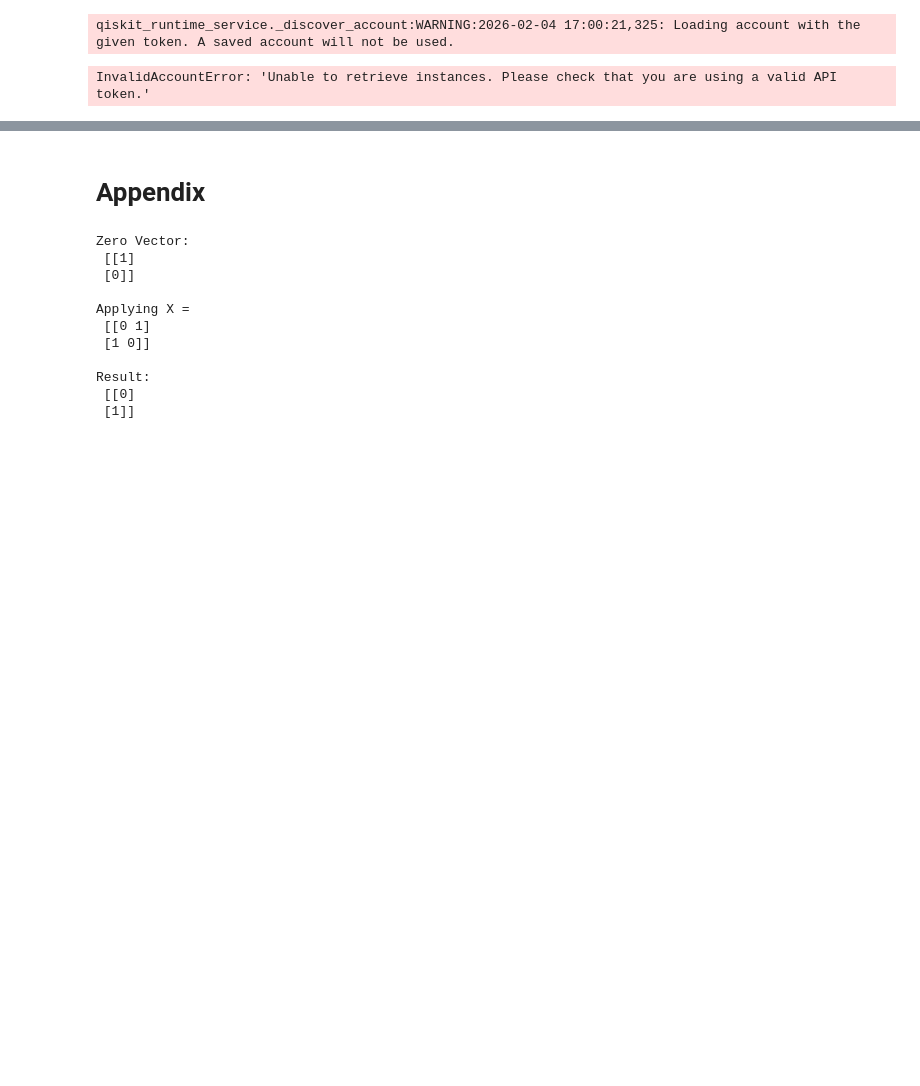
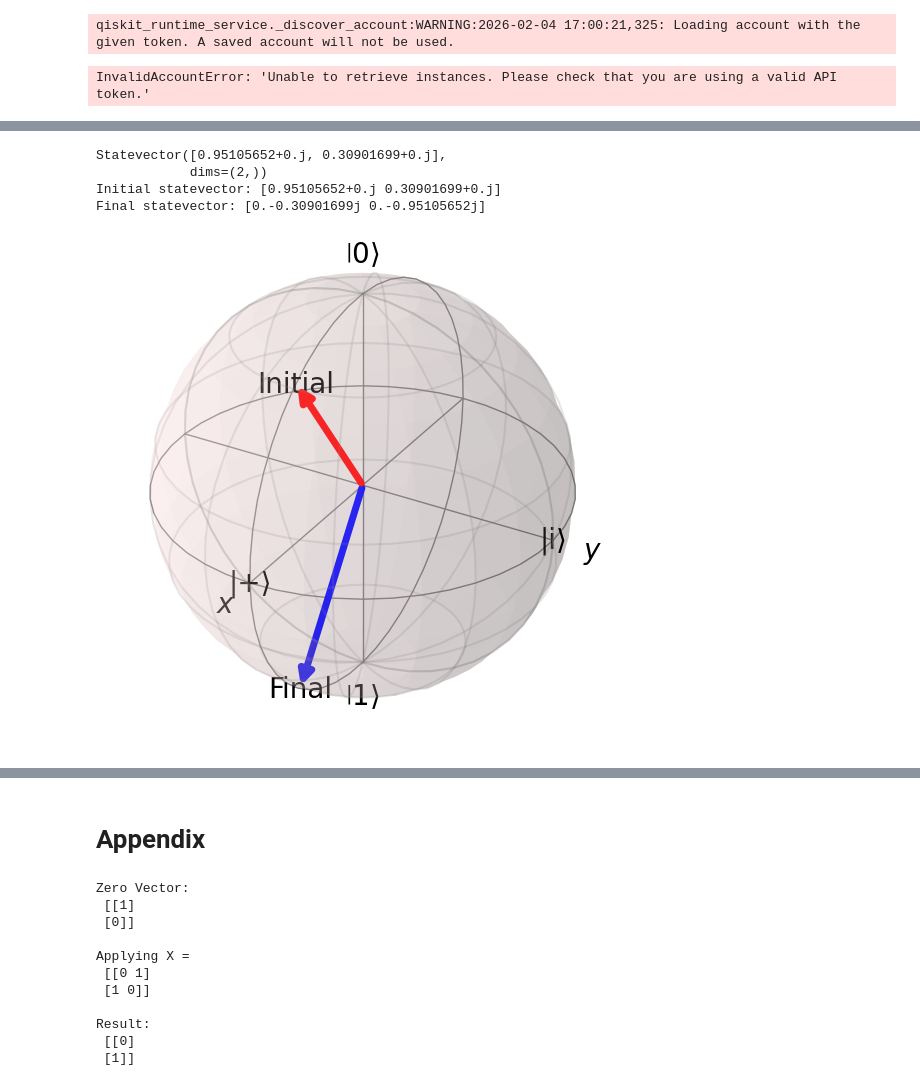
Before and after one commit to JoeyRogers-svg/Qiskit-fundamentals-course, a Jupyter notebook: 1-single-qubit-gates-and-visualisation.ipynb, the cells around one changed output, grey strips where cells are left out. Drawn from its saved outputs; the diff is of its cells as text; code cells hidden in the pictures; blank space fills up the shorter version.

```diff
--- a/1-single-qubit-gates-and-visualisation.ipynb
+++ b/1-single-qubit-gates-and-visualisation.ipynb
@@ -234,0 +352,40 @@ InvalidAccountError: 'Unable to retrieve instances. Please check that you are us
+# %%
+# 1. Define initial state
+theta = np.pi * 0.2
+phi   = np.pi * 0
+
+initial_state = Statevector([
+    np.cos(theta/2),
+    np.exp(1j*phi) * np.sin(theta/2)
+])
+
+print(initial_state)
+
+# 2. Build circuit
+qc = QuantumCircuit(1)
+# qc.x(0)
+qc.y(0)
+qc.z(0)
+
+# 3. Evolve state
+final_state = initial_state.evolve(qc)
+
+# 4. Print statevectors
+print("Initial statevector:", initial_state.data)
+print("Final statevector:", final_state.data)
+
+# 5. Plot Bloch vectors
+plot_bloch_states(
+    [
+        statevector_to_bloch(initial_state.data),
+        statevector_to_bloch(final_state.data)
+    ],
+    labels=["Initial", "Final"],
+    colors=["r", "b"]
+)
+# %% [output]
+Statevector([0.95105652+0.j, 0.30901699+0.j],
+            dims=(2,))
+Initial statevector: [0.95105652+0.j 0.30901699+0.j]
+Final statevector: [0.-0.30901699j 0.-0.95105652j]
+[figure, added]
```
Also changed, not shown: parts of 10 cells of this notebook, 3 other files.
